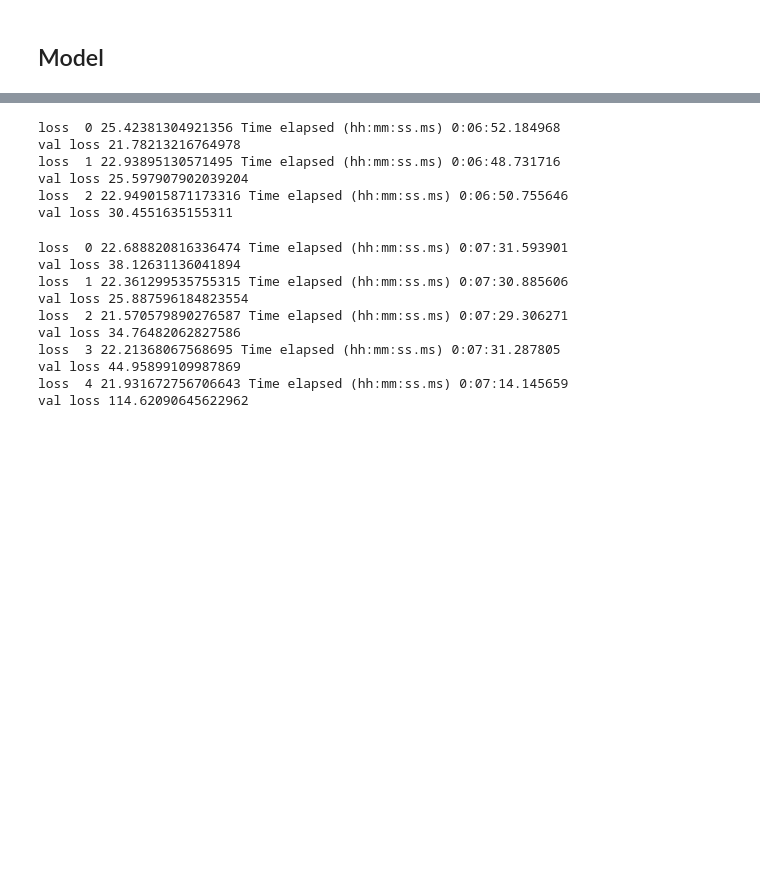
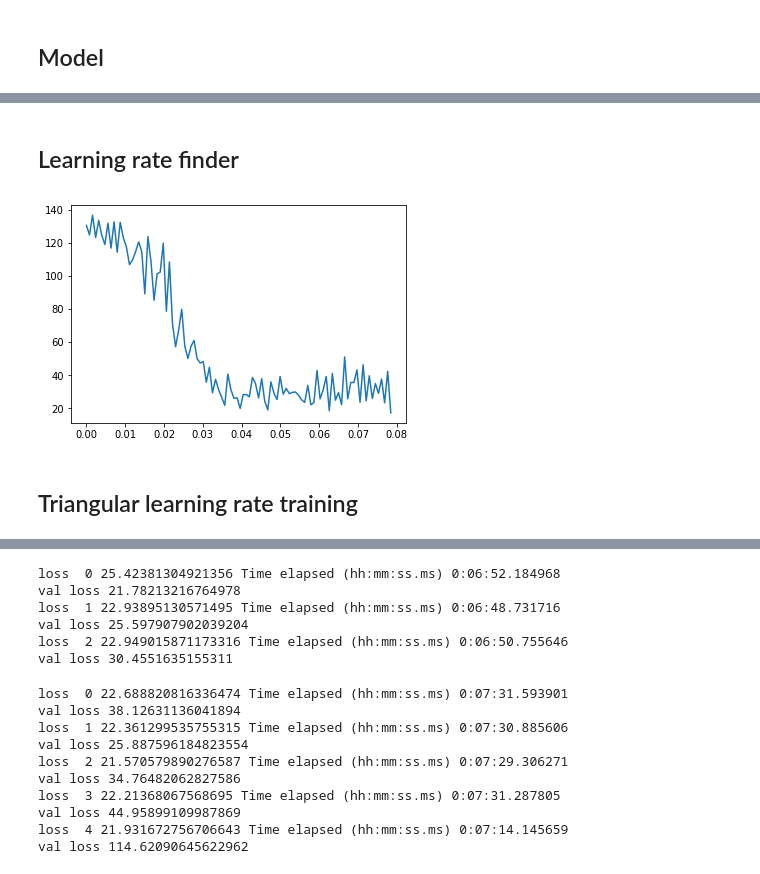
Before and after one commit to yanneta/dl-course, a Jupyter notebook: cnn_bone_age_pretrained.ipynb, the cells around one changed output, grey strips where cells are left out. Drawn from its saved outputs; the diff is of its cells as text; code cells hidden in the pictures; blank space fills up the shorter version.

```diff
--- a/cnn_bone_age_pretrained.ipynb
+++ b/cnn_bone_age_pretrained.ipynb
@@ -271 +287,44 @@ Variable containing:
 [torch.cuda.FloatTensor of size 1 (GPU 0)]
+# %% [markdown]
+## Learning rate finder
+# %%
+def save_model(m, p): torch.save(m.state_dict(), p)
+
+def load_model(m, p): m.load_state_dict(torch.load(p))
+
+def LR_range_finder(model, train_dl, lr_low=1e-5, lr_high=1, epochs=2):
+    losses = []
+    p = PATH/"mode_tmp.pth"
+    save_model(model, str(p))
+    iterations = epochs * len(train_dl)
+    delta = (lr_high - lr_low)/iterations
+    lrs = [lr_low + i*delta for i in range(iterations)]
+    model.train()
+    ind = 0
+    for i in range(epochs):
+        for j, (x, y) in enumerate(train_dl):
+            optim = get_optimizer(model, lr=lrs[ind])
+            x1, x2 = x
+            x1 = Variable(x1).cuda().float()
+            x2 = Variable(x2).cuda().float()
+            y = Variable(y).cuda().float()
+            out = model((x1, x2))
+            loss = F.l1_loss(out, y)
+            optim.zero_grad()
+            loss.backward()
+            optim.step()
+            losses.append(loss.data[0])
+            ind +=1
+
+    load_model(model, str(p))
+    return lrs, losses
+# %%
+model = Net().cuda()
+lrs, losses = LR_range_finder(model, train_dl)
+# %%
+plt.plot(lrs[:100], losses[:100])
+plt.show()
+# %% [output]
+[figure, added]
+# %% [markdown]
+## Triangular learning rate training
```
Also changed, not shown: parts of 19 cells of this notebook, 1 other file.
